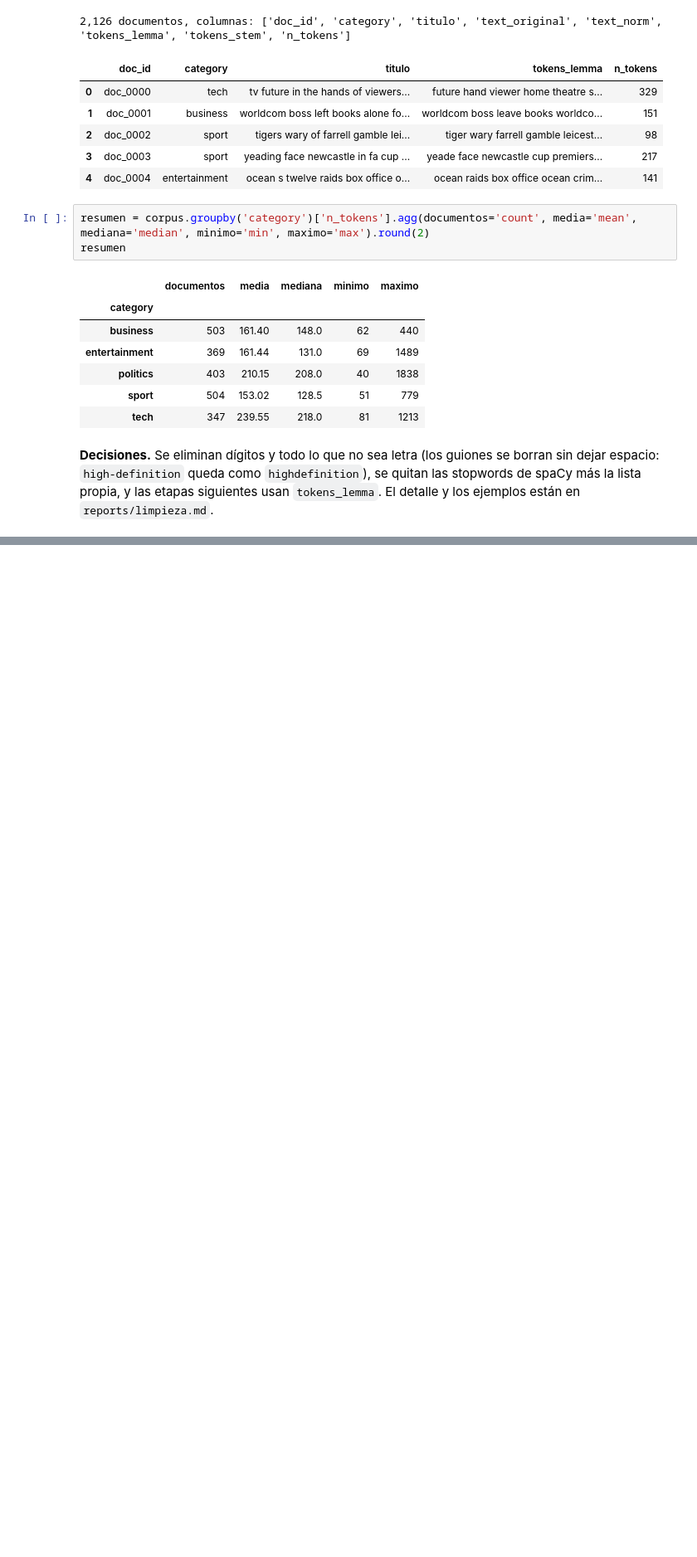
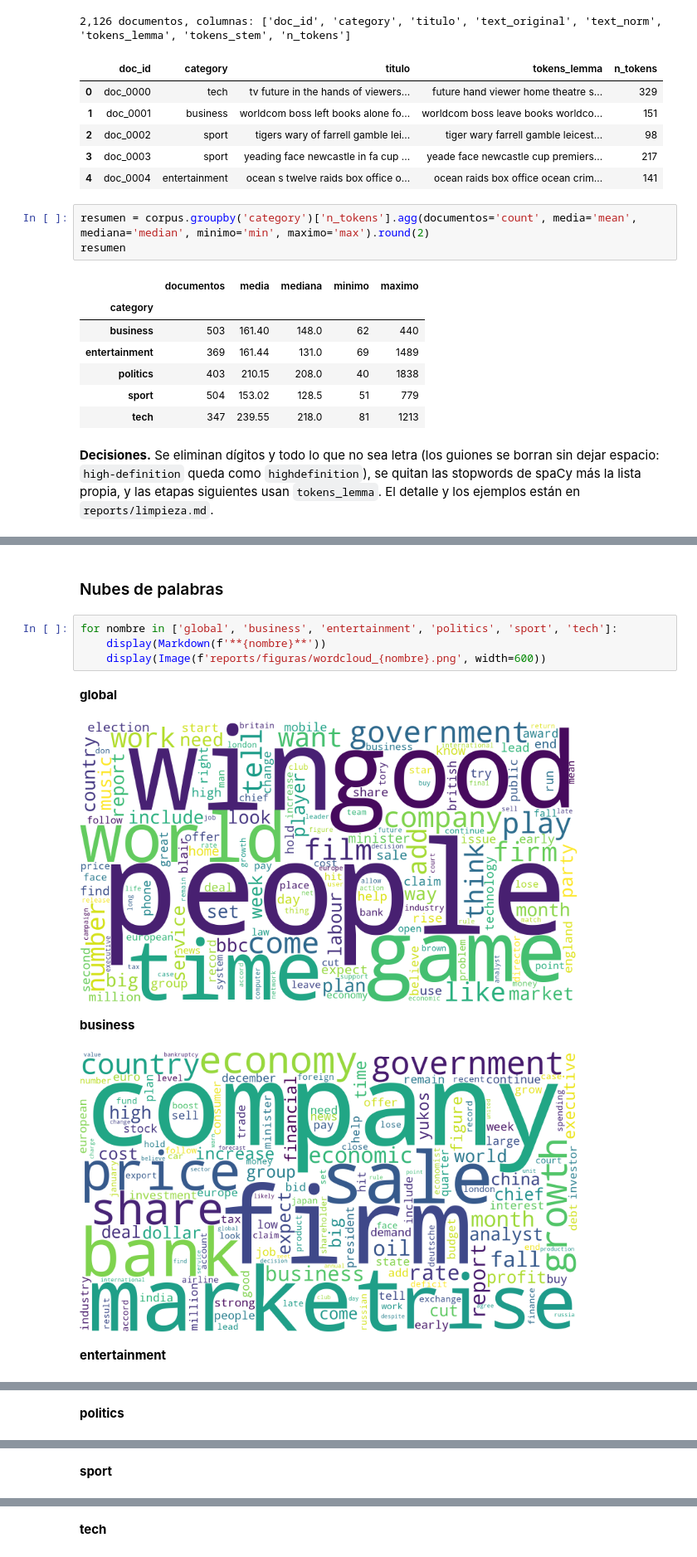
Before and after one commit to DiegoMoctezuma/Recuperaci-nInformaci-n, a Jupyter notebook: práctica.ipynb, the cells around one changed output, grey strips where cells are left out. Shown at 83% size. Drawn from its saved outputs; the diff is of its cells as text; blank space fills up the shorter version.

```diff
--- a/práctica.ipynb
+++ b/práctica.ipynb
@@ -245,0 +309,12 @@ resumen
+# %% [markdown]
+### Nubes de palabras
+# %%
+for nombre in ['global', 'business', 'entertainment', 'politics', 'sport', 'tech']:
+    display(Markdown(f'**{nombre}**'))
+    display(Image(f'reports/figuras/wordcloud_{nombre}.png', width=600))
+# %% [output]
+**global**
+[figure, added]
+**business**
+[figure, added]
+**entertainment**
@@ -245,0 +322 @@ resumen
+**politics**
@@ -245,0 +324 @@ resumen
+**sport**
@@ -245,0 +326 @@ resumen
+**tech**
```
Also changed, not shown: parts of 10 cells of this notebook, 15 other files.
